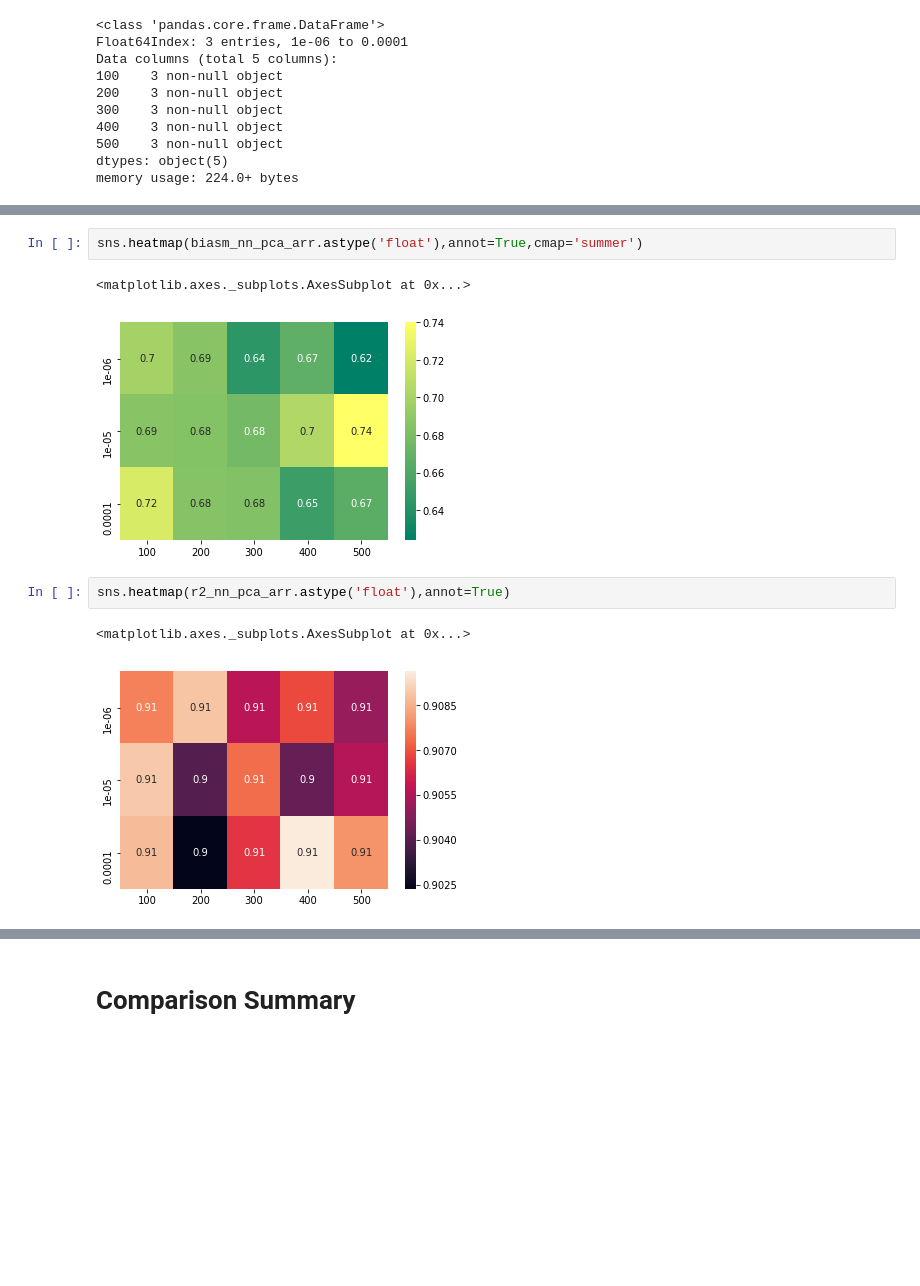
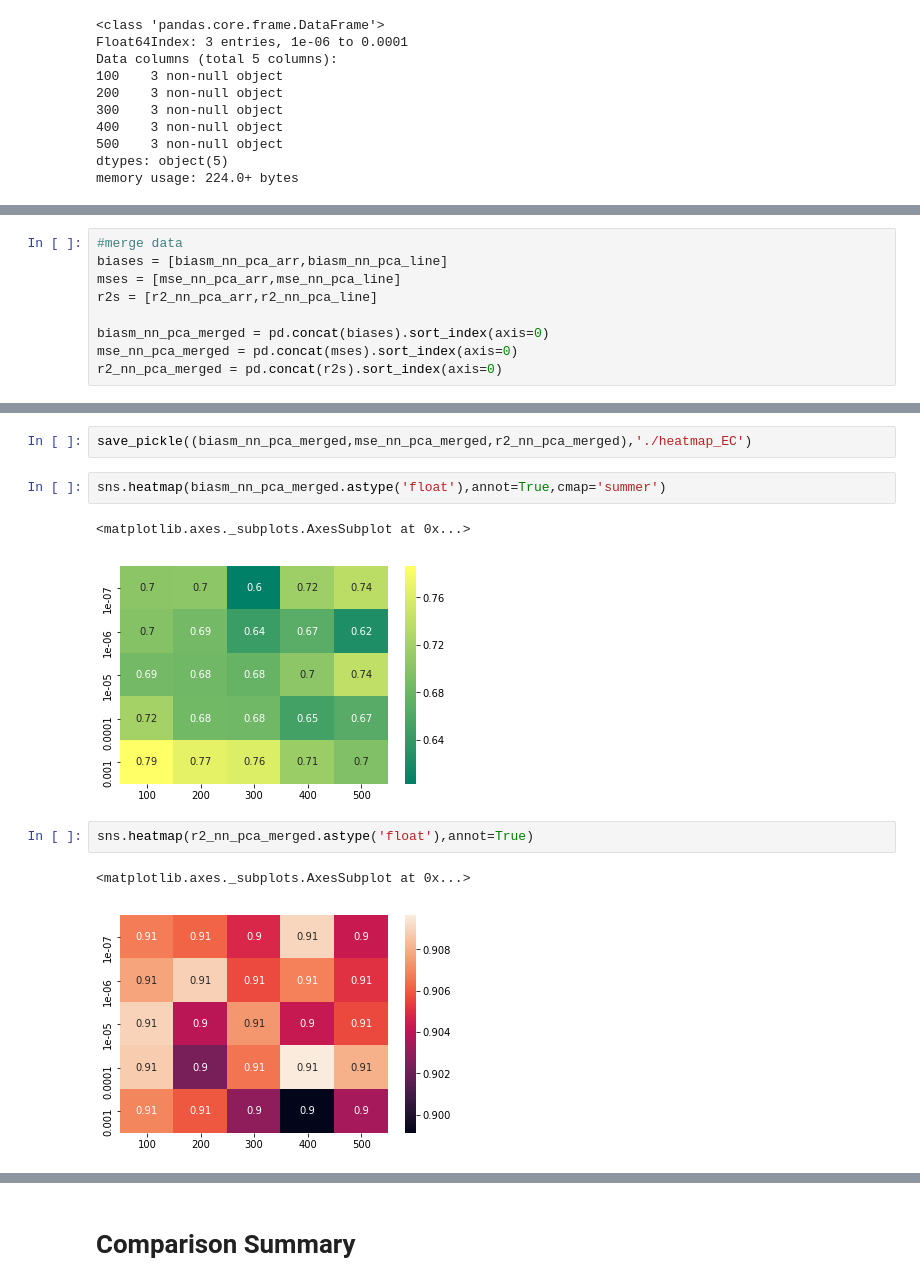
Before and after one commit to zweili/ml_project_2, a Jupyter notebook: EC Final Notebook.ipynb, the cells around one changed output, grey strips where cells are left out. Cells and saved outputs as stored; diff of their text form; blank space fills up the shorter version.

Commit message:
Added data for heat map

```diff
--- a/EC Final Notebook.ipynb
+++ b/EC Final Notebook.ipynb
@@ -881,0 +879,9 @@ mse_nn_pca_merged = pd.concat([mse_nn_pca_arr,mse_nn_pca_line],axis=1)
+# %%
+#merge data
+biases = [biasm_nn_pca_arr,biasm_nn_pca_line]
+mses = [mse_nn_pca_arr,mse_nn_pca_line]
+r2s = [r2_nn_pca_arr,r2_nn_pca_line]
+
+biasm_nn_pca_merged = pd.concat(biases).sort_index(axis=0)
+mse_nn_pca_merged = pd.concat(mses).sort_index(axis=0)
+r2_nn_pca_merged = pd.concat(r2s).sort_index(axis=0)
@@ -882,11 +899,13 @@ mse_nn_pca_merged = pd.concat([mse_nn_pca_arr,mse_nn_pca_line],axis=1)
+# %%
+save_pickle((biasm_nn_pca_merged,mse_nn_pca_merged,r2_nn_pca_merged),'./heatmap_EC')
 # %%
-sns.heatmap(biasm_nn_pca_arr.astype('float'),annot=True,cmap='summer')
+sns.heatmap(biasm_nn_pca_merged.astype('float'),annot=True,cmap='summer')
 # %% [output]
 <matplotlib.axes._subplots.AxesSubplot at 0x...>
-[figure, old version]
+[figure, new version]
 # %%
-sns.heatmap(r2_nn_pca_arr.astype('float'),annot=True)
+sns.heatmap(r2_nn_pca_merged.astype('float'),annot=True)
 # %% [output]
 <matplotlib.axes._subplots.AxesSubplot at 0x...>
-[figure, old version]
+[figure, new version]
 # %%
```
Also changed, not shown: parts of 6 cells of this notebook, 1 other file.
